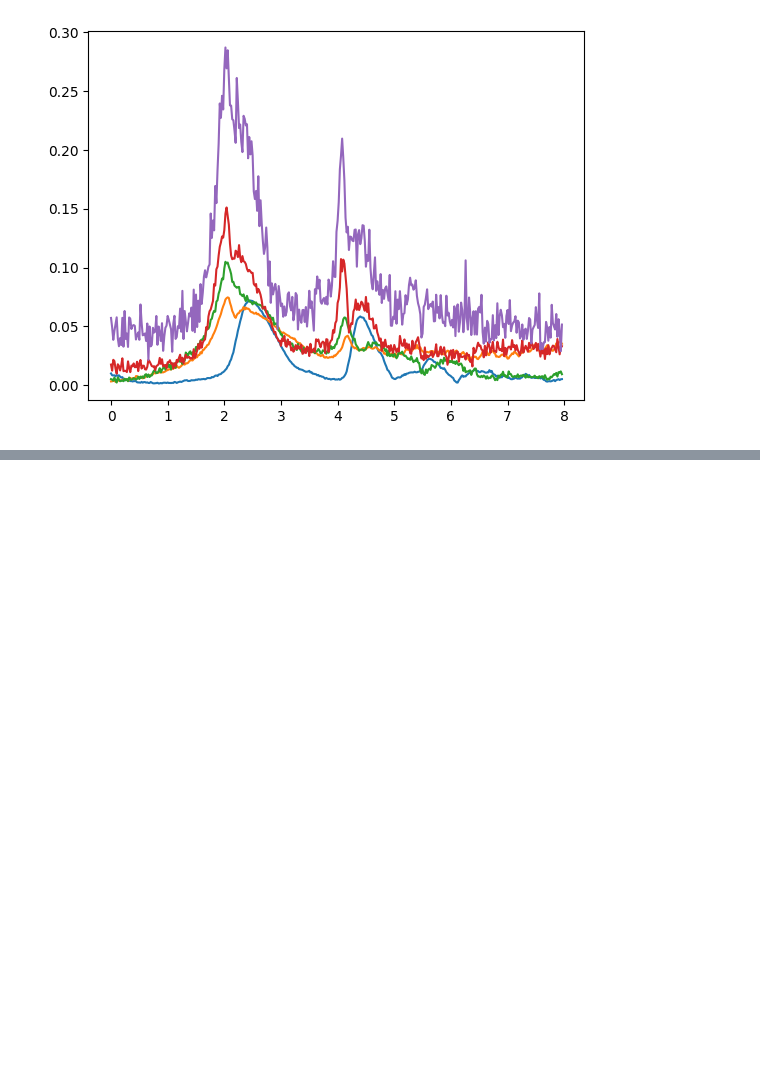
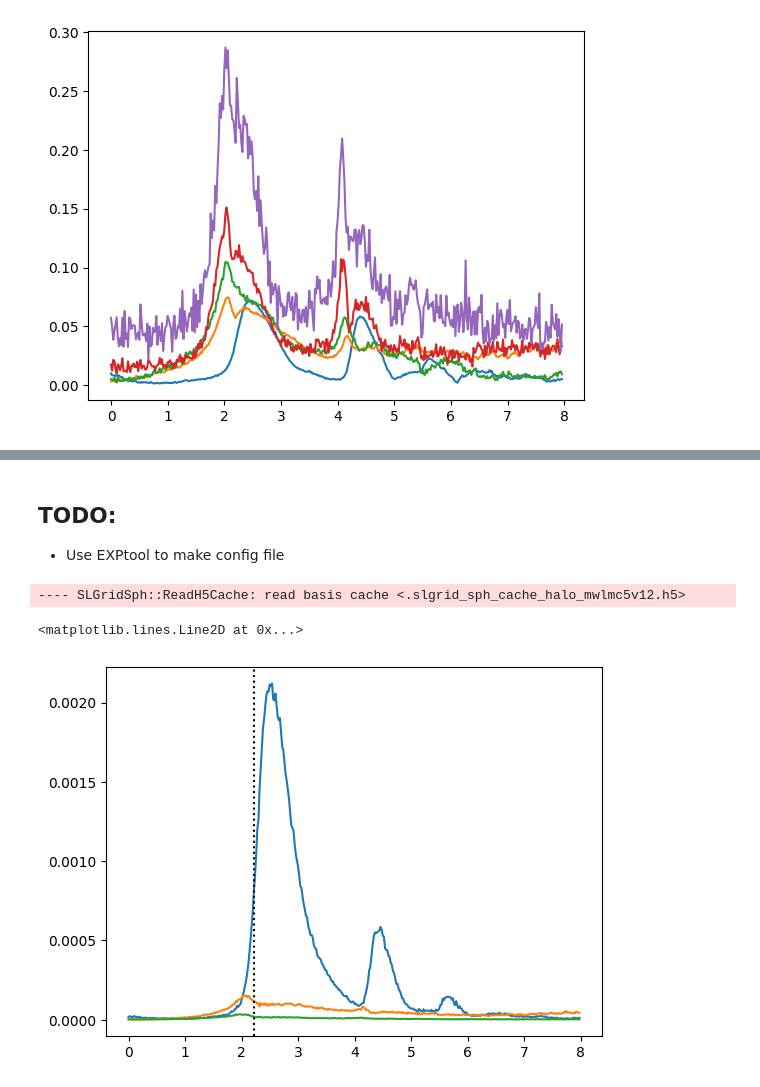
Before and after one commit to jngaravitoc/time-dependent-BFE, a Jupyter notebook: analysis/BFE_evolution/GAMEXP.ipynb, the cells around one changed output, grey strips where cells are left out. Saved outputs shown, nothing was run; the diff lists cells and outputs as text; code cells hidden in the pictures; blank space fills up the shorter version.

```diff
--- a/analysis/BFE_evolution/GAMEXP.ipynb
+++ b/analysis/BFE_evolution/GAMEXP.ipynb
@@ -106,0 +164,3 @@ plt.plot(tgc23, power[:,5]/power[0,0])
+# %%
+GC23_exp_path = '../../data/expansion/GC23_exp/'
+coeff_filename = 'MWLMC5_halov12.h5'
@@ -106,0 +170,4 @@ plt.plot(tgc23, power[:,5]/power[0,0])
+# %% [markdown]
+## TODO:
+
+- Use EXPtool to make config file
@@ -106,0 +188,18 @@ plt.plot(tgc23, power[:,5]/power[0,0])
+# %%
+mwcoefs = pyEXP.coefs.Coefs.factory(coeff_filename)
+# %%
+mwbasis = pyEXP.basis.Basis.factory(mwconfig)
+# %% [output]
+---- SLGridSph::ReadH5Cache: read basis cache <.slgrid_sph_cache_halo_mwlmc5v12.h5>
+# %%
+GC23_times = mwcoefs.Times()
+GC23_power = mwcoefs.Power()
+# %%
+#plt.plot(GC23_times, GC23_power[:,0]/GC23_power[0,0])
+plt.plot(GC23_times, GC23_power[:,1]/GC23_power[0,0])
+plt.plot(GC23_times, GC23_power[:,2]/GC23_power[0,0])
+plt.plot(GC23_times, GC23_power[:,3]/GC23_power[0,0])
+plt.axvline(2.22, c='k', ls=':')
+# %% [output]
+<matplotlib.lines.Line2D at 0x...>
+[figure, added]
```
Also changed, not shown: parts of 17 cells of this notebook.
